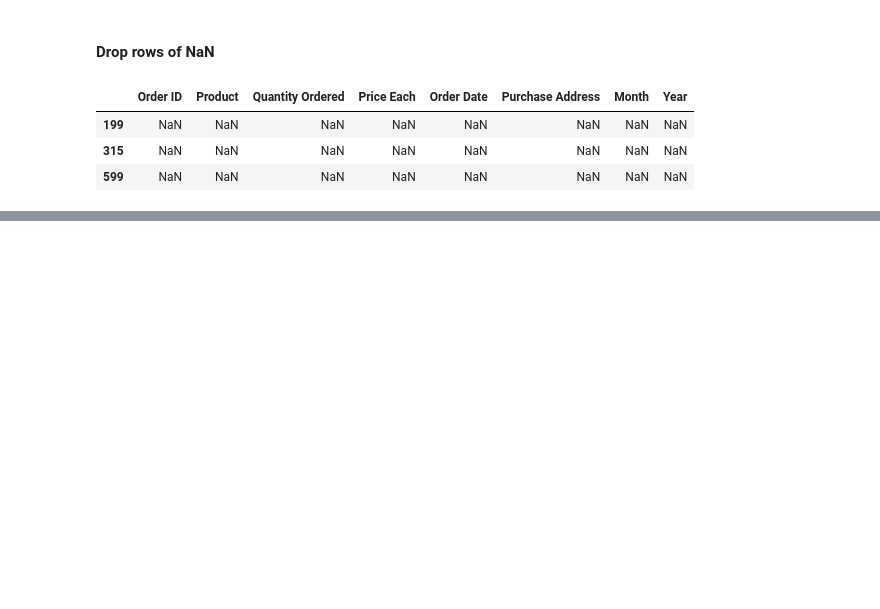
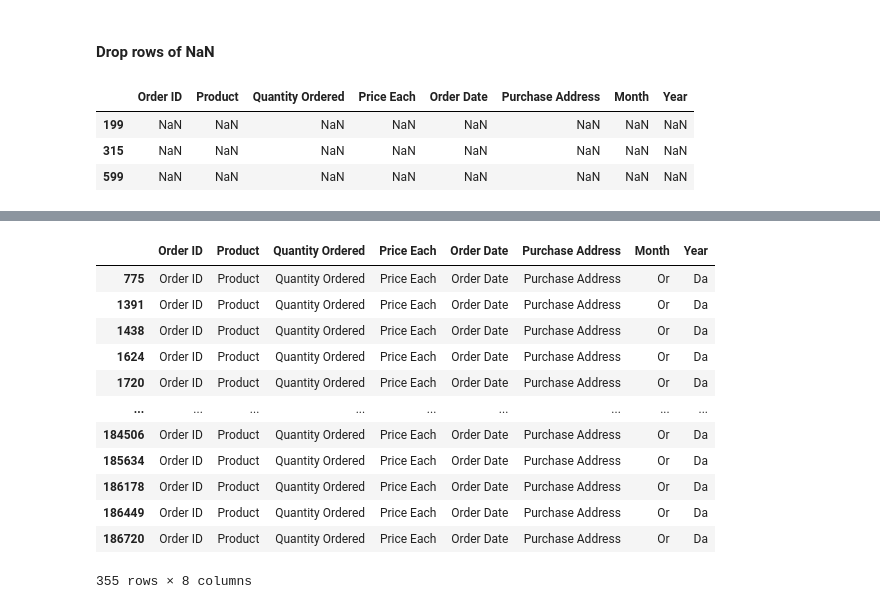
Before and after one commit to hildebrando001/Pandas-Sales-Analysis, a Jupyter notebook: Sales Analysis2.ipynb, the cells around one changed output, grey strips where cells are left out. Cells and saved outputs as stored; diff of their text form; code cells hidden in the pictures; blank space fills up the shorter version.

```diff
--- a/Sales Analysis2.ipynb
+++ b/Sales Analysis2.ipynb
@@ -80,0 +97,17 @@ all_data = all_data.dropna(how='all') #'any', to drop when appears any value
+# %%
+temp_df = all_data[all_data['Order Date'].str[:2] == 'Or']  # Show all 'Or values'
+temp_df
+# %% [output]
+|  | Order ID | Product | Quantity Ordered | Price Each | Order Date | Purchase Address | Month | Year |
+| 775 | Order ID | Product | Quantity Ordered | Price Each | Order Date | Purchase Address | Or | Da |
+| 1391 | Order ID | Product | Quantity Ordered | Price Each | Order Date | Purchase Address | Or | Da |
+| 1438 | Order ID | Product | Quantity Ordered | Price Each | Order Date | Purchase Address | Or | Da |
+| 1624 | Order ID | Product | Quantity Ordered | Price Each | Order Date | Purchase Address | Or | Da |
+| 1720 | Order ID | Product | Quantity Ordered | Price Each | Order Date | Purchase Address | Or | Da |
+| ... | ... | ... | ... | ... | ... | ... | ... | ... |
+| 184506 | Order ID | Product | Quantity Ordered | Price Each | Order Date | Purchase Address | Or | Da |
+| 185634 | Order ID | Product | Quantity Ordered | Price Each | Order Date | Purchase Address | Or | Da |
+| 186178 | Order ID | Product | Quantity Ordered | Price Each | Order Date | Purchase Address | Or | Da |
+| 186449 | Order ID | Product | Quantity Ordered | Price Each | Order Date | Purchase Address | Or | Da |
+| 186720 | Order ID | Product | Quantity Ordered | Price Each | Order Date | Purchase Address | Or | Da |
+355 rows × 8 columns
```
Also changed, not shown: parts of 16 cells of this notebook.
